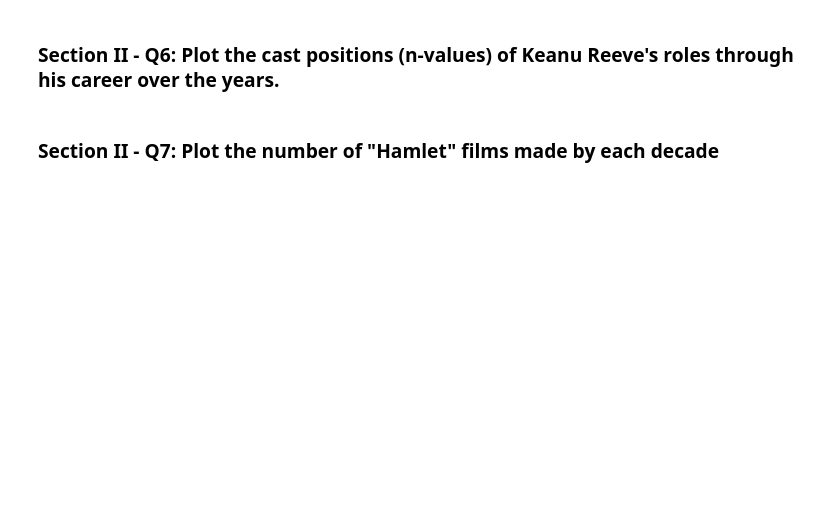
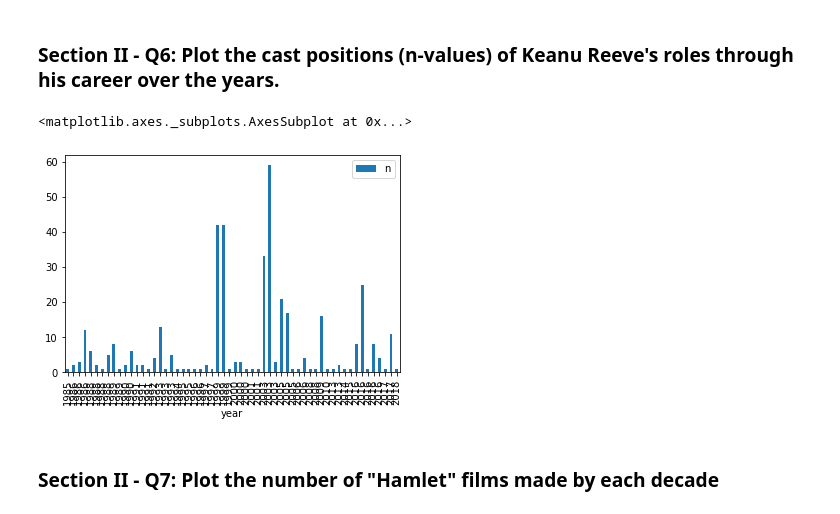
Before and after one commit to jamatamala/mec-mini-projects, a Jupyter notebook: mec-5.3.10-data-wranging-with-pandas-mini-project/Mini_Project_Data_Wrangling_Pandas.ipynb, the cells around one changed output. Saved outputs shown, nothing was run; the diff lists cells and outputs as text; code cells hidden in the pictures; blank space fills up the shorter version.

```diff
--- a/mec-5.3.10-data-wranging-with-pandas-mini-project/Mini_Project_Data_Wrangling_Pandas.ipynb
+++ b/mec-5.3.10-data-wranging-with-pandas-mini-project/Mini_Project_Data_Wrangling_Pandas.ipynb
@@ -221,4 +610,10 @@ top_ten.plot(kind='barh')
 # %% [markdown]
 ### Section II - Q6: Plot the cast positions (n-values) of Keanu Reeve's roles through his career over the years.
+# %%
+keanu_reeves_cast = cast[(cast.name == 'Keanu Reeves') & (pd.notnull(cast.n))][['year', 'n']].sort_values('year')
+keanu_reeves_cast.plot(x='year', y='n', kind='bar')
+# %% [output]
+<matplotlib.axes._subplots.AxesSubplot at 0x...>
+[figure, added]
 # %% [markdown]
 ### Section II - Q7: Plot the number of "Hamlet" films made by each decade
```
Also changed, not shown: parts of 44 cells of this notebook.
